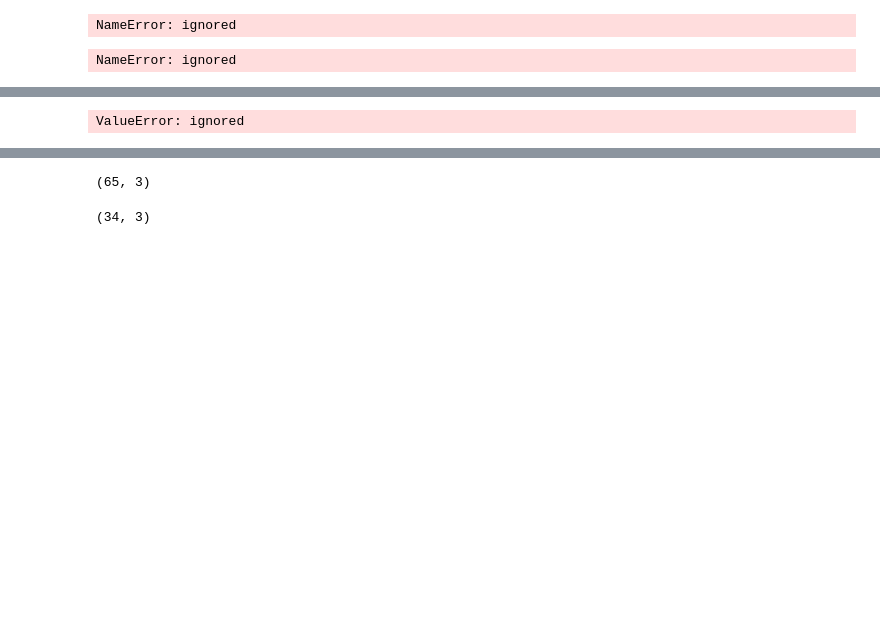
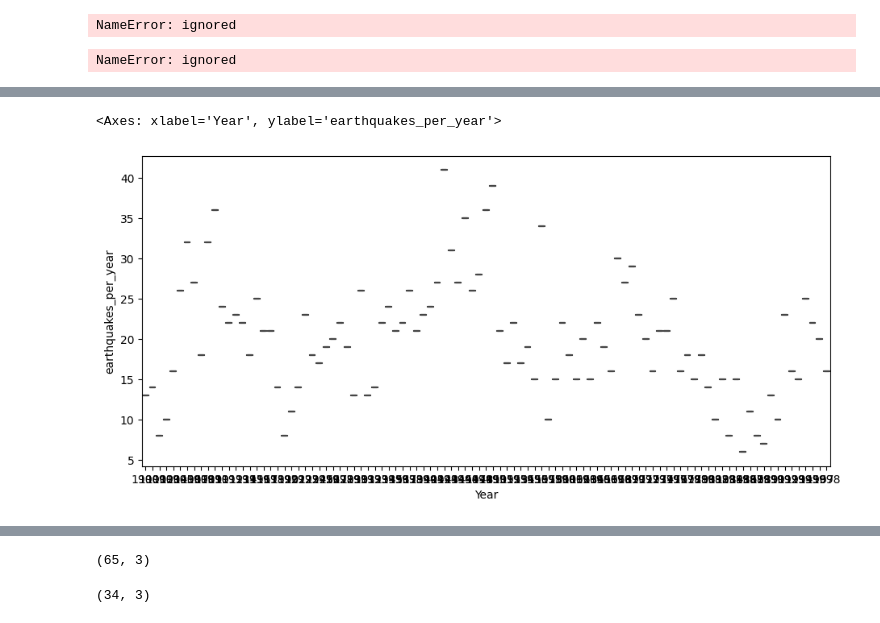
Before and after one commit to ayufrisca/time-series, a Jupyter notebook: Selamat_Datang_di_Colaboratory (1).ipynb, the cells around one changed output, grey strips where cells are left out. Saved outputs shown, nothing was run; the diff lists cells and outputs as text; code cells hidden in the pictures; blank space fills up the shorter version.

```diff
--- a/Selamat_Datang_di_Colaboratory (1).ipynb
+++ b/Selamat_Datang_di_Colaboratory (1).ipynb
@@ -101,5 +167,6 @@ AttributeError: ignored
 # %%
-sns.boxplot(x='year',y='earthquakes_per_year',data=data)
+sns.boxplot(x='Year',y='earthquakes_per_year',data=data)
 # %% [output]
-ValueError: ignored
+<Axes: xlabel='Year', ylabel='earthquakes_per_year'>
+[figure, added]
 # %%
```
Also changed, not shown: parts of 30 cells of this notebook.
